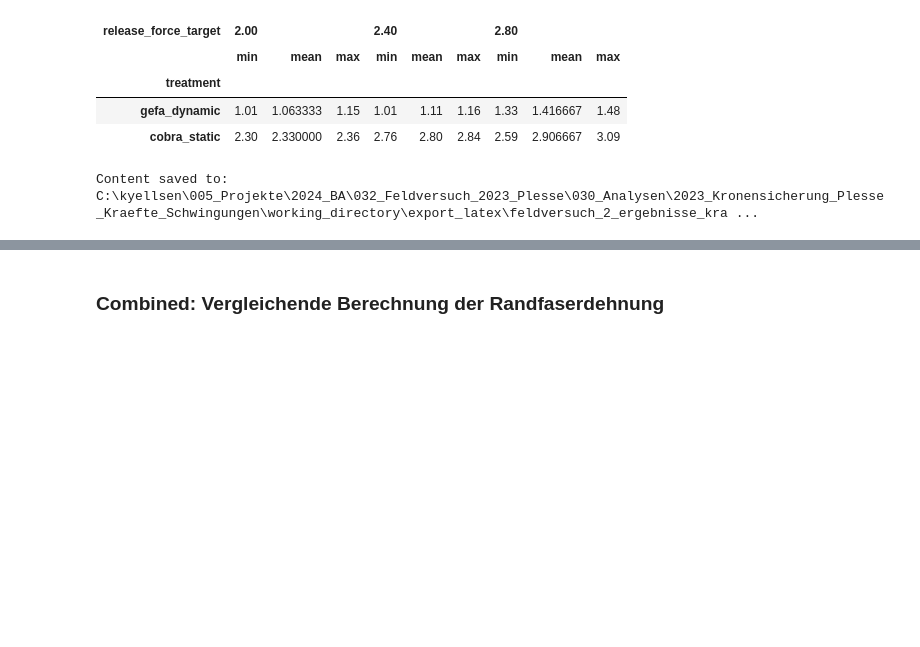
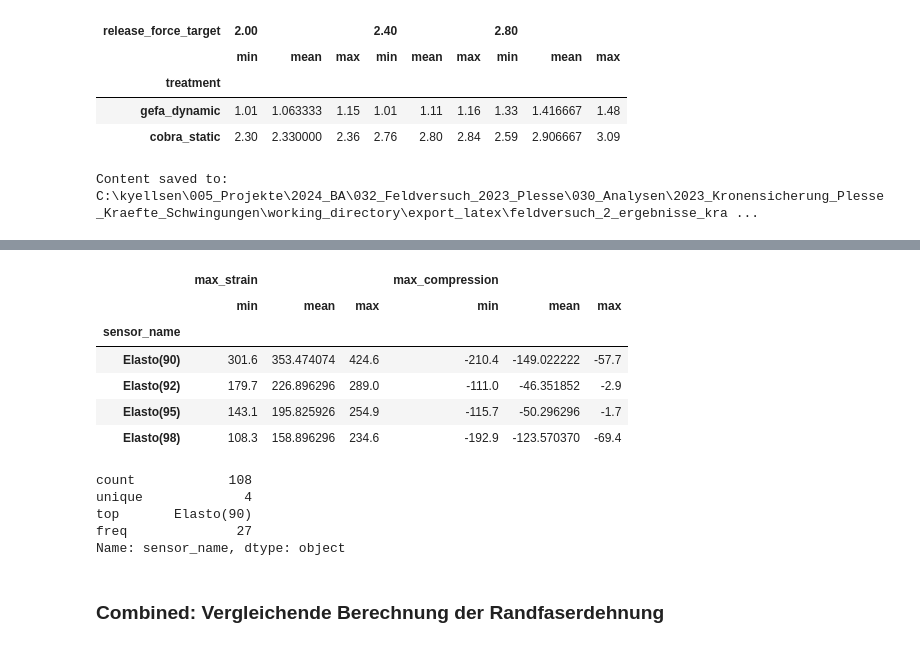
Before and after one commit to kyellsen/2023_Kronensicherung_Plesse_Kraefte_Schwingungen, a Jupyter notebook: 2023_Kronensicherung_Plesse_005_Combined_Analyse.ipynb, the cells around one changed output, grey strips where cells are left out. Cells and saved outputs as stored; diff of their text form; code cells hidden in the pictures; blank space fills up the shorter version.

```diff
--- a/2023_Kronensicherung_Plesse_005_Combined_Analyse.ipynb
+++ b/2023_Kronensicherung_Plesse_005_Combined_Analyse.ipynb
@@ -272,3 +290,29 @@ expanded_df
+# %%
+# Gruppierung nach sensor_name, Berechnung ausgewählter Kennwerte
+group_stats = (
+    df
+    .groupby('sensor_name')[['max_strain', 'max_compression']]
+    .agg(['min', 'mean', 'max'])
+)
+
+group_stats
+# %% [output]
+|  | max_strain |  |  | max_compression |  |  |
+|  | min | mean | max | min | mean | max |
+| sensor_name |  |  |  |  |  |  |
+| Elasto(90) | 301.6 | 353.474074 | 424.6 | -210.4 | -149.022222 | -57.7 |
+| Elasto(92) | 179.7 | 226.896296 | 289.0 | -111.0 | -46.351852 | -2.9 |
+| Elasto(95) | 143.1 | 195.825926 | 254.9 | -115.7 | -50.296296 | -1.7 |
+| Elasto(98) | 108.3 | 158.896296 | 234.6 | -192.9 | -123.570370 | -69.4 |
+# %%
+df_summary = df["sensor_name"].describe()
+df_summary
+# %% [output]
+count            108
+unique             4
+top       Elasto(90)
+freq              27
+Name: sensor_name, dtype: object
 # %% [markdown]
 ### Combined: Vergleichende Berechnung der Randfaserdehnung
 # %%
```
Also changed, not shown: parts of 4 cells of this notebook, 1 other file.
